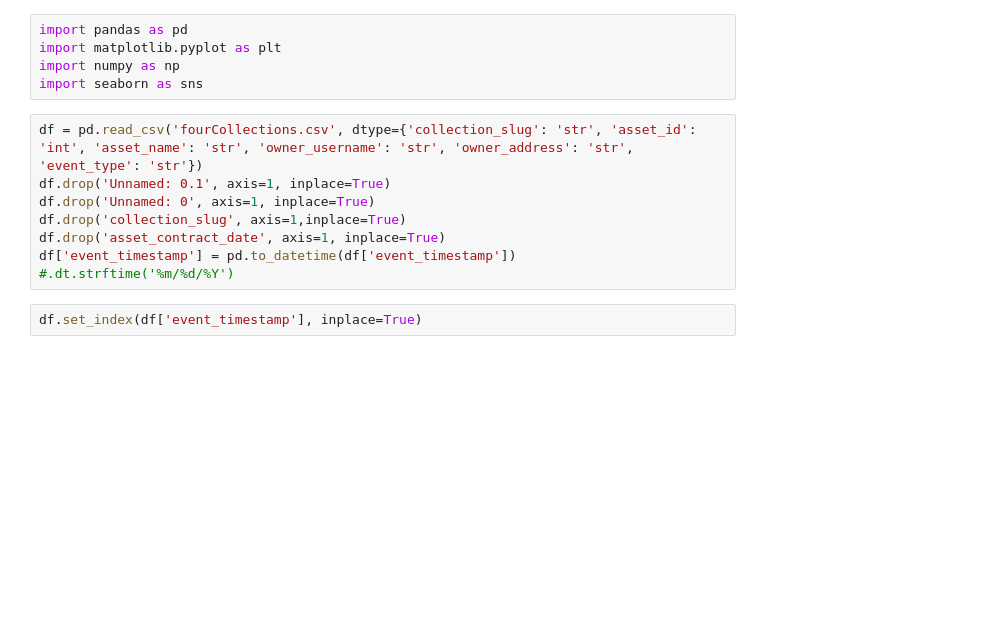
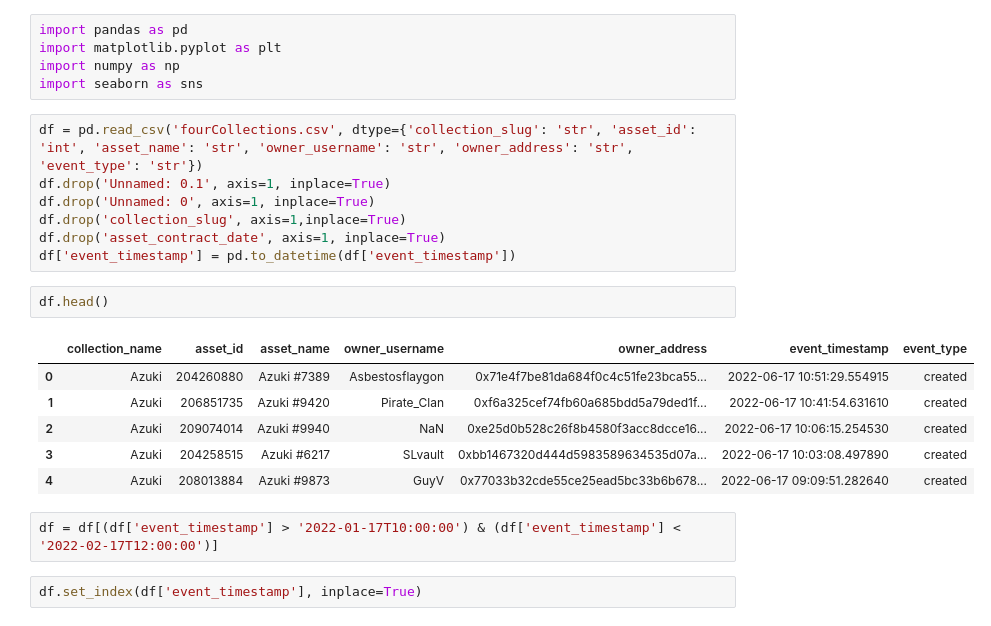
Before and after one commit to KrisOei/retrieve_openseas, a Jupyter notebook: data_analysis/time_series.ipynb, the cells around one changed output. Saved outputs shown, nothing was run; the diff lists cells and outputs as text; blank space fills up the shorter version.

```diff
--- a/data_analysis/time_series.ipynb
+++ b/data_analysis/time_series.ipynb
@@ -10,7 +10,17 @@ df.drop('Unnamed: 0', axis=1, inplace=True)
 df.drop('collection_slug', axis=1,inplace=True)
 df.drop('asset_contract_date', axis=1, inplace=True)
 df['event_timestamp'] = pd.to_datetime(df['event_timestamp'])
-#.dt.strftime('%m/%d/%Y')
+# %%
+df.head()
+# %% [output]
+|  | collection_name | asset_id | asset_name | owner_username | owner_address | event_timestamp | event_type |
+| 0 | Azuki | 204260880 | Azuki #7389 | Asbestosflaygon | 0x71e4f7be81da684f0c4c51fe23bca55... | 2022-06-17 10:51:29.554915 | created |
+| 1 | Azuki | 206851735 | Azuki #9420 | Pirate_Clan | 0xf6a325cef74fb60a685bdd5a79ded1f... | 2022-06-17 10:41:54.631610 | created |
+| 2 | Azuki | 209074014 | Azuki #9940 | NaN | 0xe25d0b528c26f8b4580f3acc8dcce16... | 2022-06-17 10:06:15.254530 | created |
+| 3 | Azuki | 204258515 | Azuki #6217 | SLvault | 0xbb1467320d444d5983589634535d07a... | 2022-06-17 10:03:08.497890 | created |
+| 4 | Azuki | 208013884 | Azuki #9873 | GuyV | 0x77033b32cde55ce25ead5bc33b6b678... | 2022-06-17 09:09:51.282640 | created |
+# %%
+df = df[(df['event_timestamp'] > '2022-01-17T10:00:00') & (df['event_timestamp'] < '2022-02-17T12:00:00')]
 # %%
 df.set_index(df['event_timestamp'], inplace=True)
 # %%
```
Also changed, not shown: parts of 5 cells of this notebook, 3 other files.
